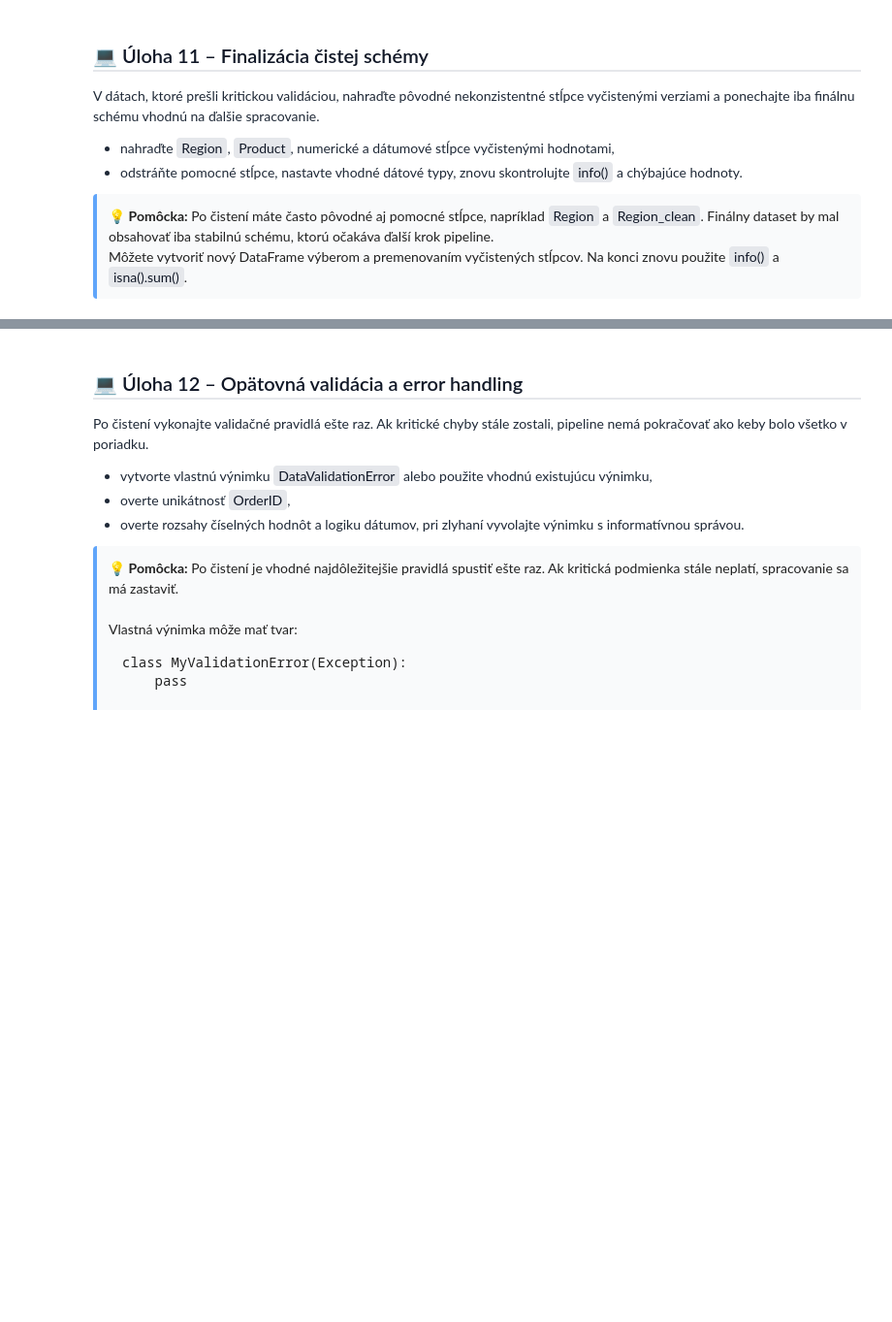
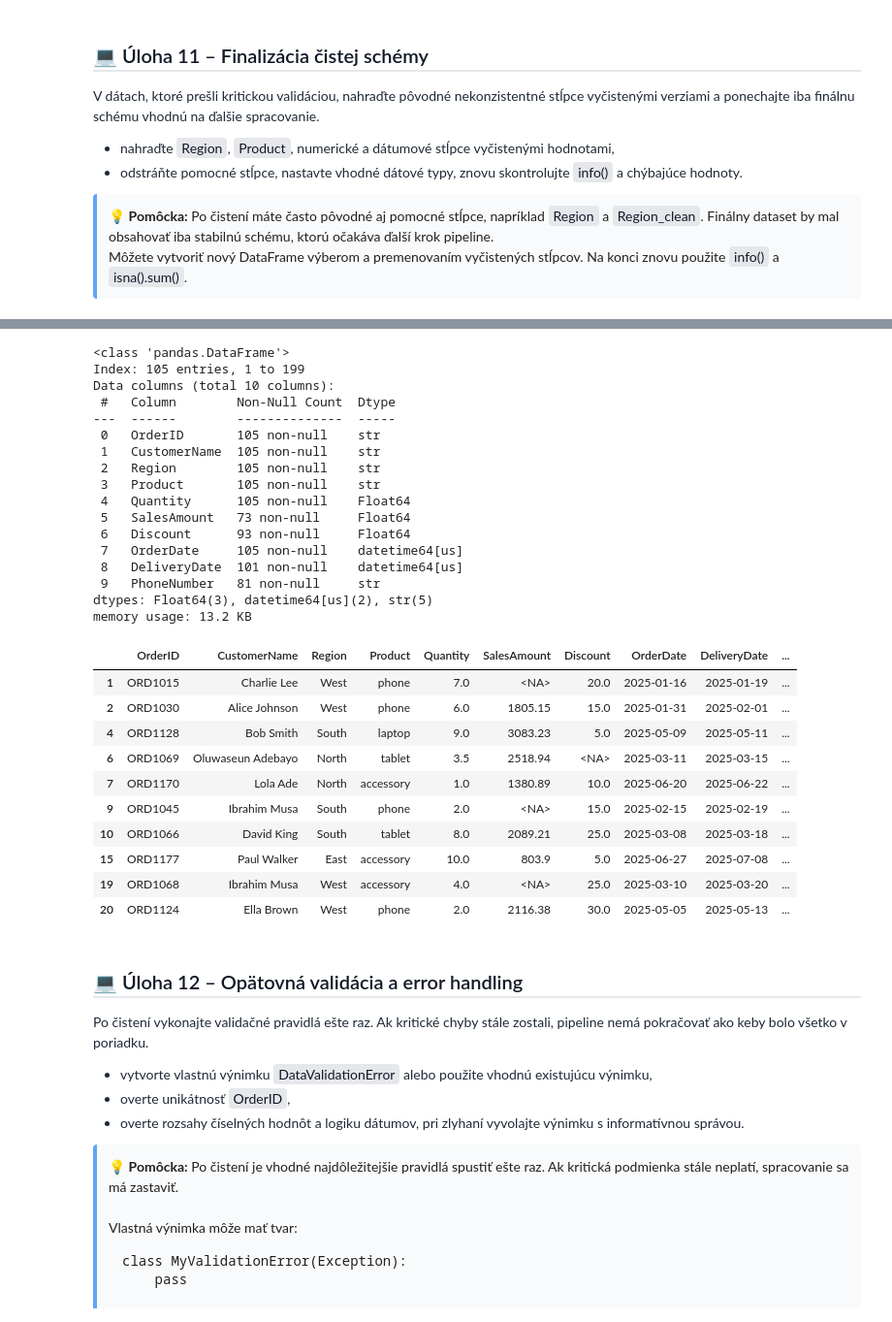
Before and after one commit to Kikousek0/Databazove-technologie, a Jupyter notebook: S5 zadania/b/error_handling.ipynb, the cells around one changed output, grey strips where cells are left out. Shown at 97% size. Saved outputs shown, nothing was run; the diff lists cells and outputs as text; code cells hidden in the pictures; blank space fills up the shorter version.

```diff
--- a/S5 zadania/b/error_handling.ipynb
+++ b/S5 zadania/b/error_handling.ipynb
@@ -236,7 +236,7 @@ df["Region"] = df["Region"].replace(region_mapping)
 df["Product"] = df["Product"].replace(product_mapping)
 
 allowed_regions = ["North", "South", "East", "West"]
-allowed_products = ["laptop","tablet","phone"]
+allowed_products = ["laptop","tablet","phone","accessory"]
 
 invalid_regions = df[~df["Region"].isin(allowed_regions)]["Region"].unique()
 invalid_products = df[~df["Product"].isin(allowed_products)]["Product"].unique()
@@ -411,19 +405,32 @@ Výsledkom je maska, ktorou môžete rozdeliť dáta na validné a problémové.
 Pri problémových riadkoch je užitočné ponechať aj informáciu, ktoré pravidlá zlyhali.
 </div>
 # %%
+invalid_region = ~df["Region"].isin(allowed_regions)
+invalid_product = ~df["Product"].astype(str).str.strip().str.lower().isin(allowed_products)
+
+df["Quantity"] = pd.to_numeric(df["Quantity"].astype(str).str.strip(), errors="coerce")
+original_qty_nan = df["Quantity"].isna()
+cleaned_qty = pd.to_numeric(df["Quantity"].astype(str).str.strip(), errors="coerce")
+
 flags = pd.DataFrame({
     "duplicate_order_id": df.duplicated(subset=["OrderID"], keep=False),
     "missing_customer": df["CustomerName"].isna(),
     "delivery_before_order": logical_error,
     "invalid_order_date": invalid_order_date,
     "invalid_delivery_date": invalid_delivery_date,
-    "invalid_phone": invalid_phone
+    "invalid_phone": invalid_phone,
+    "invalid_quantity": (cleaned_qty <= 0) | original_qty_nan,
+    "invalid_region": invalid_region,
+    "invalid_product": invalid_product
 })
 critical_rules = [
     "duplicate_order_id",
     "missing_customer",
     "delivery_before_order",
-    "invalid_order_date"
+    "invalid_order_date",
+    "invalid_quantity",
+    "invalid_region",
+    "invalid_product"
 ]
 has_critical_error = flags[critical_rules].any(axis=1)
 clean_data = df[~has_critical_error].copy()
@@ -495,3 +465,57 @@ dtype: int64
+# %%
+clean_data = clean_data.copy()
+clean_data["Region"] = clean_data["Region"].astype(str).str.strip()
+clean_data["Product"] = clean_data["Product"].astype(str).str.strip()
+clean_data["Quantity"] = pd.to_numeric(
+    clean_data["Quantity"].astype(str).str.strip(), errors="coerce"
+).astype("Float64")
+clean_data["SalesAmount"] = pd.to_numeric(
+    clean_data["SalesAmount"].astype(str).str.replace("$", "", regex=False).str.strip(), errors="coerce"
+).astype("Float64")
+
+clean_data["Discount"] = pd.to_numeric(
+    clean_data["Discount"].astype(str).str.replace("%", "", regex=False).str.strip(), errors="coerce"
+).astype("Float64")
+
+clean_data["OrderDate"] = pd.to_datetime(clean_data["OrderDate"], errors="coerce")
+clean_data["DeliveryDate"] = pd.to_datetime(clean_data["DeliveryDate"], errors="coerce")
+
+original_phone_nan = clean_data["PhoneNumber"].isna()
+digits_phone = clean_data["PhoneNumber"].astype(str).str.replace(r"\D", "", regex=True)
+digits_phone[original_phone_nan] = pd.NA
+clean_data["PhoneNumber"] = digits_phone
+
+clean_data.info()
+display(clean_data.head(10))
+# %% [output]
+<class 'pandas.DataFrame'>
+Index: 105 entries, 1 to 199
+Data columns (total 10 columns):
+ #   Column        Non-Null Count  Dtype
+---  ------        --------------  -----
+ 0   OrderID       105 non-null    str
+ 1   CustomerName  105 non-null    str
+ 2   Region        105 non-null    str
+ 3   Product       105 non-null    str
+ 4   Quantity      105 non-null    Float64
+ 5   SalesAmount   73 non-null     Float64
+ 6   Discount      93 non-null     Float64
+ 7   OrderDate     105 non-null    datetime64[us]
+ 8   DeliveryDate  101 non-null    datetime64[us]
+ 9   PhoneNumber   81 non-null     str
+dtypes: Float64(3), datetime64[us](2), str(5)
+memory usage: 13.2 KB
+|  | OrderID | CustomerName | Region | Product | Quantity | SalesAmount | Discount | OrderDate | DeliveryDate | ... |
+| 1 | ORD1015 | Charlie Lee | West | phone | 7.0 | <NA> | 20.0 | 2025-01-16 | 2025-01-19 | ... |
+| 2 | ORD1030 | Alice Johnson | West | phone | 6.0 | 1805.15 | 15.0 | 2025-01-31 | 2025-02-01 | ... |
+| 4 | ORD1128 | Bob Smith | South | laptop | 9.0 | 3083.23 | 5.0 | 2025-05-09 | 2025-05-11 | ... |
+| 6 | ORD1069 | Oluwaseun Adebayo | North | tablet | 3.5 | 2518.94 | <NA> | 2025-03-11 | 2025-03-15 | ... |
+| 7 | ORD1170 | Lola Ade | North | accessory | 1.0 | 1380.89 | 10.0 | 2025-06-20 | 2025-06-22 | ... |
+| 9 | ORD1045 | Ibrahim Musa | South | phone | 2.0 | <NA> | 15.0 | 2025-02-15 | 2025-02-19 | ... |
+| 10 | ORD1066 | David King | South | tablet | 8.0 | 2089.21 | 25.0 | 2025-03-08 | 2025-03-18 | ... |
+| 15 | ORD1177 | Paul Walker | East | accessory | 10.0 | 803.9 | 5.0 | 2025-06-27 | 2025-07-08 | ... |
+| 19 | ORD1068 | Ibrahim Musa | West | accessory | 4.0 | <NA> | 25.0 | 2025-03-10 | 2025-03-20 | ... |
+| 20 | ORD1124 | Ella Brown | West | phone | 2.0 | 2116.38 | 30.0 | 2025-05-05 | 2025-05-13 | ... |
 # %% [markdown]
 <h2 style="margin: 24px 0 16px; font-size: 20px; font-weight: 600; font-family: 'Segoe UI', Roboto, sans-serif; color: #111827; border-bottom: 2px solid #e5e7eb; padding-bottom: 6px;">💻 Úloha 12 – Opätovná validácia a error handling</h2>
 <p style="font-family: 'Segoe UI', Roboto, sans-serif; color: #1f2937; line-height: 1.65; margin: 8px 0 12px;">Po čistení vykonajte validačné pravidlá ešte raz. Ak kritické chyby stále zostali, pipeline nemá pokračovať ako keby bolo všetko v poriadku.</p>
```
Also changed, not shown: parts of 11 cells of this notebook, 3 other files.
